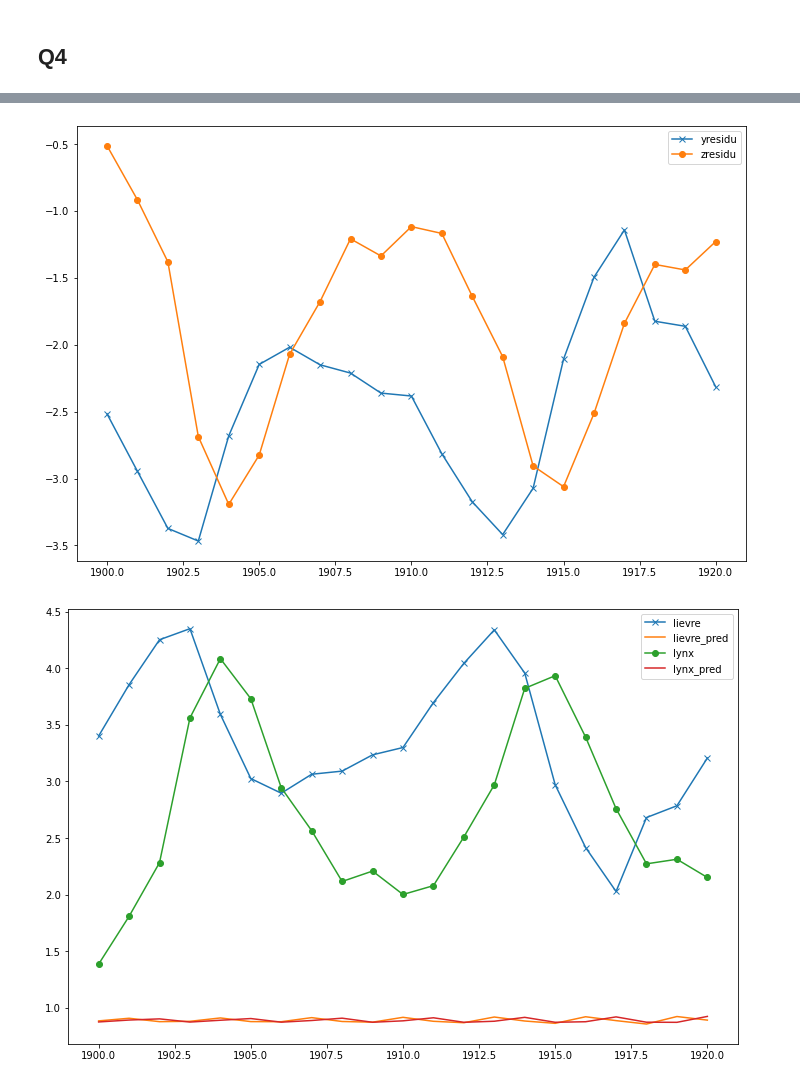
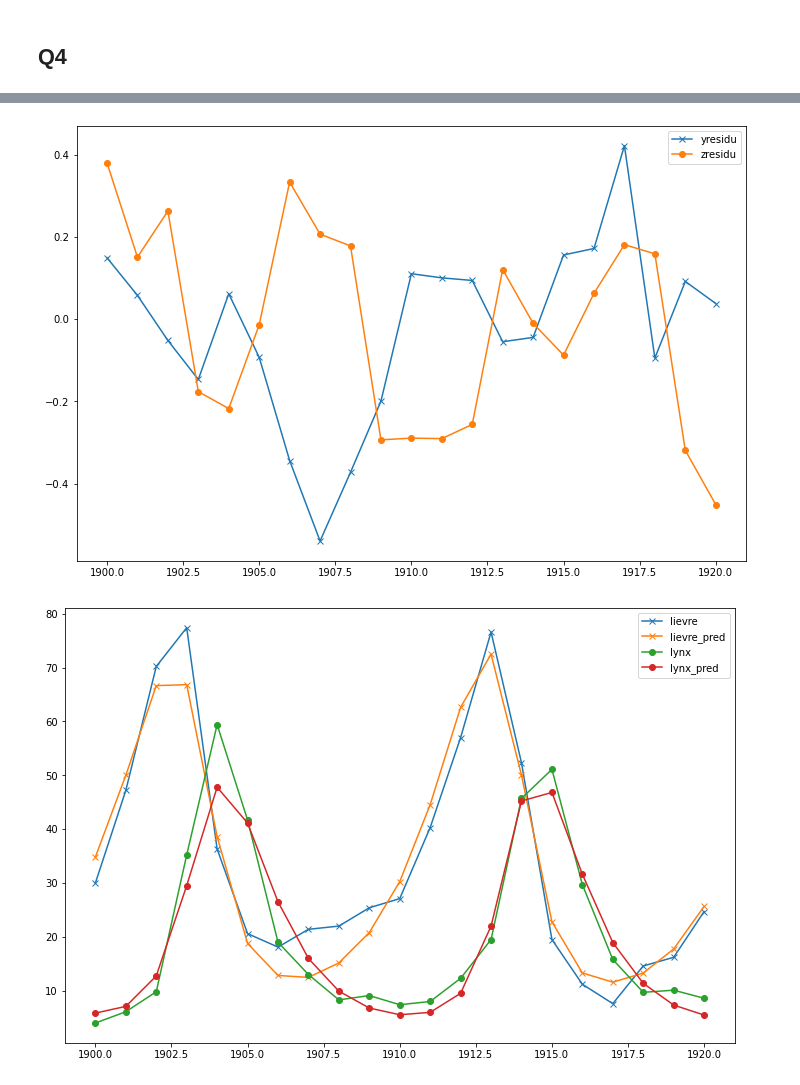
Before and after one commit to ZayedH/MAP568_project, a Jupyter notebook: MAP568.ipynb, the cells around one changed output, grey strips where cells are left out. Saved outputs shown, nothing was run; the diff lists cells and outputs as text; code cells hidden in the pictures.

```diff
--- a/MAP568.ipynb
+++ b/MAP568.ipynb
@@ -152,8 +172,9 @@ plt.show()
 # %%
 # callable
 def epsilon(x,*args):
-    temps,y,z = resolutionSystem1Euler(x[0],x[1],x[2],x[3],x[4],x[5],args[0],args[1])
+    temps,y,z = resolutionSystem1EulerRK4(x[0],x[1],x[2],x[3],x[4],x[5],args[0],args[1])
     dt = args[0]
+    # print(temps[[int(k/dt) for k in range(21)]])
     ypred = y[[int(k/dt) for k in range(21)]]
     zpred = z[[int(k/dt) for k in range(21)]]
     yresidu = np.log(ypred)-np.log(args[2])
@@ -161,18 +182,17 @@ def epsilon(x,*args):
     eps = np.sum(yresidu**2)+np.sum(zresidu**2) # np.linalg.norm(objective)**2
 
     return eps #np.concatenate((yresidu,zresidu))
+# %%
+zeta = np.sqrt(np.log(1+(std**2)/mu**2))
+lamb = np.log(mu)-(zeta**2)/2
 # %%
-x0 = [1.5,1.04,1.1,1.6,4,6]
+x0 = [0.5,0.03,0.03,0.5,3,3]
 args = (dt,N,lievre,lynx)
-mean = np.array([0.5, 0.05, 0.05, 0.5, 1, 1])
-var = np.array([0.2, 0.02, 0.2, 0.02, 1, 1])
-min_bound = np.exp(mean - 2*var)
-max_bound = np.exp(mean + 2*var)
+mean_normal = np.array([0.5, 0.05, 0.05, 0.5, np.log(10), np.log(10)])
+mean_normal[:4]=lamb
+std_normal = np.array([0.2, 0.02, 0.02, 0.2, 1, 1])
+std_normal[:4]=zeta
+min_bound = np.exp(mean_normal-2*std_normal)
+max_bound = np.exp(mean_normal+2*std_normal)
 bound = np.concatenate((min_bound, max_bound)).reshape((6,2), order='F')
 print(bound)
-
-xtest=np.array([2.59587572, 0.33653666, 0.41752512, 2.66327358, 3.87997734,
-       5.89152779])
-# print(min_bound)
-# print(max_bound)
-# print(epsilon(xtest,*args))
@@ -178,0 +206,5 @@ xtest=np.array([2.59587572, 0.33653666, 0.41752512, 2.66327358, 3.87997734,
+# %%
+result = minimize(epsilon,x0,args=args,method="Nelder-Mead",bounds= bound) # "SLSQP","Powell"
+# print(result)
+print(result['fun'])
+x = result['x']
@@ -179,28 +233,25 @@ xtest=np.array([2.59587572, 0.33653666, 0.41752512, 2.66327358, 3.87997734,
 # %%
-result = minimize(epsilon,x0,args=args,method="SLSQP",bounds= bound)
-x = result['x']
-
 temps,y,z = resolutionSystem1Euler(x[0],x[1],x[2],x[3],x[4],x[5],args[0],args[1])
 dt = args[0]
 ypred = y[[int(k/dt) for k in range(21)]]
 zpred = z[[int(k/dt) for k in range(21)]]
 yresidu = np.log(ypred)-np.log(args[2])
 zresidu = np.log(zpred)-np.log(args[3])
 
 plt.figure(figsize=(12,8), facecolor='white')
 plt.plot(annee,yresidu,"-x", label = "yresidu")
 plt.plot(annee,zresidu, "-o",label = "zresidu")
 plt.legend()
 plt.show()
 
 
 plt.figure(figsize=(12,8), facecolor='white')
-plt.plot(annee,np.log(args[2]),"-x", label = "lievre")
-plt.plot(annee,np.log(ypred), label = "lievre_pred")
-plt.plot(annee,np.log(args[3]), "-o",label = "lynx")
-plt.plot(annee,np.log(zpred),label = "lynx_pred")
+plt.plot(annee,args[2],"-x", label = "lievre")
+plt.plot(annee,ypred, "-x",label = "lievre_pred")
+plt.plot(annee,args[3], "-o",label = "lynx")
+plt.plot(annee,zpred,"-o",label = "lynx_pred")
 plt.legend()
 plt.show()
 # %% [output]
-[figure, old version]
+[figure, new version]
-[figure, old version]
+[figure, new version]
```
Also changed, not shown: parts of 24 cells of this notebook, 1 other file.
